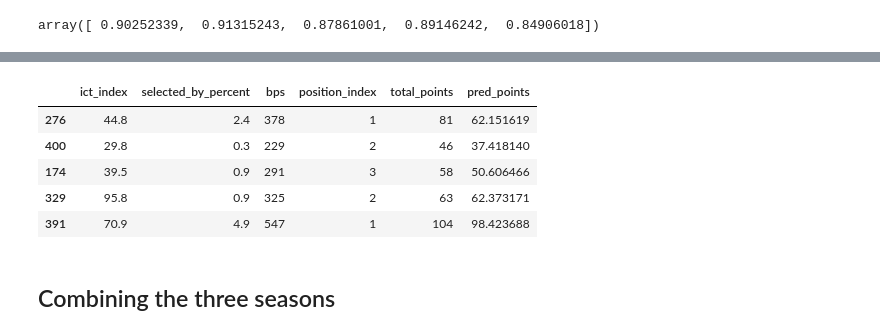
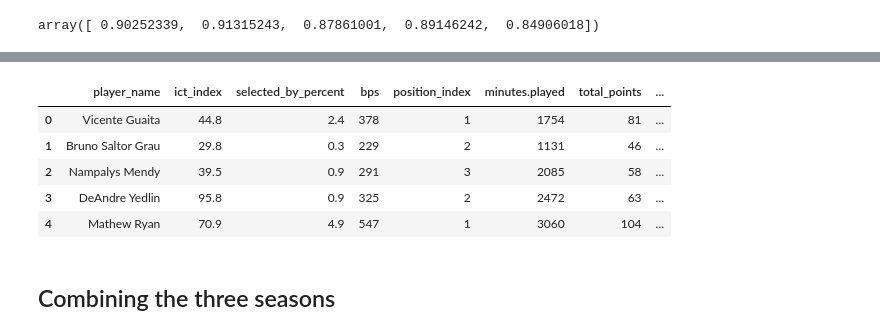
Before and after one commit to MUbarak123-56/DSI-SRP, a Jupyter notebook: FPL Points Predictor Modeling.ipynb, the cells around one changed output, grey strips where cells are left out. Cells and saved outputs as stored; diff of their text form; code cells hidden in the pictures.

```diff
--- a/FPL Points Predictor Modeling.ipynb
+++ b/FPL Points Predictor Modeling.ipynb
@@ -319,13 +329,11 @@ val_curve(model3, s19_x, s19_y)
 # %% [output]
 [figure]
 # %%
-model3 = make_pipeline(PolynomialFeatures(best_degree(model3, s19_x, s19_y)), LinearRegression())
+model3 = make_pipeline(PolynomialFeatures(best_degree(model3, s19_xm, s19_y)), LinearRegression())
-# %%
-s19_xtrain, s19_xtest, s19_ytrain, s19_ytest = train_test_split(s19_x,s19_y, random_state = 69, train_size = 0.8)
 # %%
-model3.fit(s19_xtrain, s19_ytrain);
+model3.fit(s19_xtrain_new, s19_ytrain);
 # %%
-s19_pred = model3.predict(s19_xtest)
+s19_pred = model3.predict(s19_xtest_new)
 # %%
 r2_score(s19_pred, s19_ytest)
 # %% [output]
@@ -342,15 +350,12 @@ scores19.mean()
-# %%
-s19_m = s19_xtest.copy()
-s19_m['total_points'] = s19_ytest
-s19_m['pred_points'] = s19_pred
-s19_m.head()
-# %% [output]
-|  | ict_index | selected_by_percent | bps | position_index | total_points | pred_points |
-| 276 | 44.8 | 2.4 | 378 | 1 | 81 | 62.151619 |
-| 400 | 29.8 | 0.3 | 229 | 2 | 46 | 37.418140 |
-| 174 | 39.5 | 0.9 | 291 | 3 | 58 | 50.606466 |
-| 329 | 95.8 | 0.9 | 325 | 2 | 63 | 62.373171 |
-| 391 | 70.9 | 4.9 | 547 | 1 | 104 | 98.423688 |
+# %%
+new_output(s19_xtest, s19_ytest, s19_pred)
+# %% [output]
+|  | player_name | ict_index | selected_by_percent | bps | position_index | minutes.played | total_points | ... |
+| 0 | Vicente Guaita | 44.8 | 2.4 | 378 | 1 | 1754 | 81 | ... |
+| 1 | Bruno Saltor Grau | 29.8 | 0.3 | 229 | 2 | 1131 | 46 | ... |
+| 2 | Nampalys Mendy | 39.5 | 0.9 | 291 | 3 | 2085 | 58 | ... |
+| 3 | DeAndre Yedlin | 95.8 | 0.9 | 325 | 2 | 2472 | 63 | ... |
+| 4 | Mathew Ryan | 70.9 | 4.9 | 547 | 1 | 3060 | 104 | ... |
 # %% [markdown]
 ## Combining the three seasons
 # %%
```
Also changed, not shown: parts of 53 cells of this notebook.
